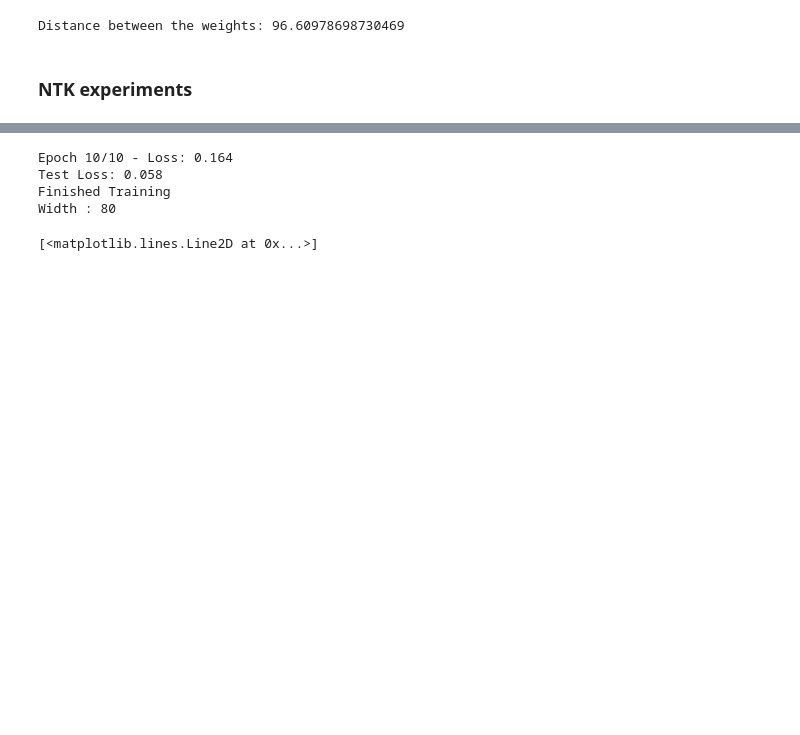
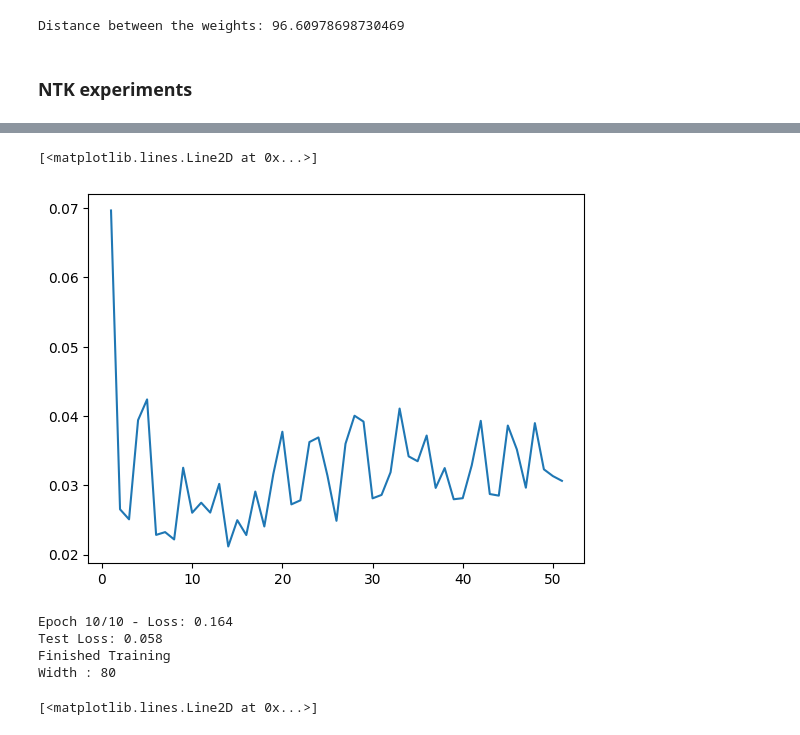
Before and after one commit to VictorBaillet/double-descent, a Jupyter notebook: main.ipynb, the cells around one changed output, grey strips where cells are left out. Saved outputs shown, nothing was run; the diff lists cells and outputs as text; code cells hidden in the pictures; blank space fills up the shorter version.

```diff
--- a/main.ipynb
+++ b/main.ipynb
@@ -291,3 +252,8 @@ plt.plot(x_width[:len(x_complexity)], np.log(x_complexity[:]))
+# %%
+plt.plot(x_width[:51], x_loss[:51])
+# %% [output]
+[<matplotlib.lines.Line2D at 0x...>]
+[figure, added]
 # %%
 x_width = [2, 4, 6, 8, 10, 12, 14, 16, 18, 20, 22, 24, 26, 28, 30, 32, 34, 36, 38,
             40, 41, 42, 43, 44, 45, 46, 47, 48, 49, 50, 51, 52, 53, 54, 55, 56, 57, 58, 59,
```
Also changed, not shown: parts of 14 cells of this notebook, 8 other files.
